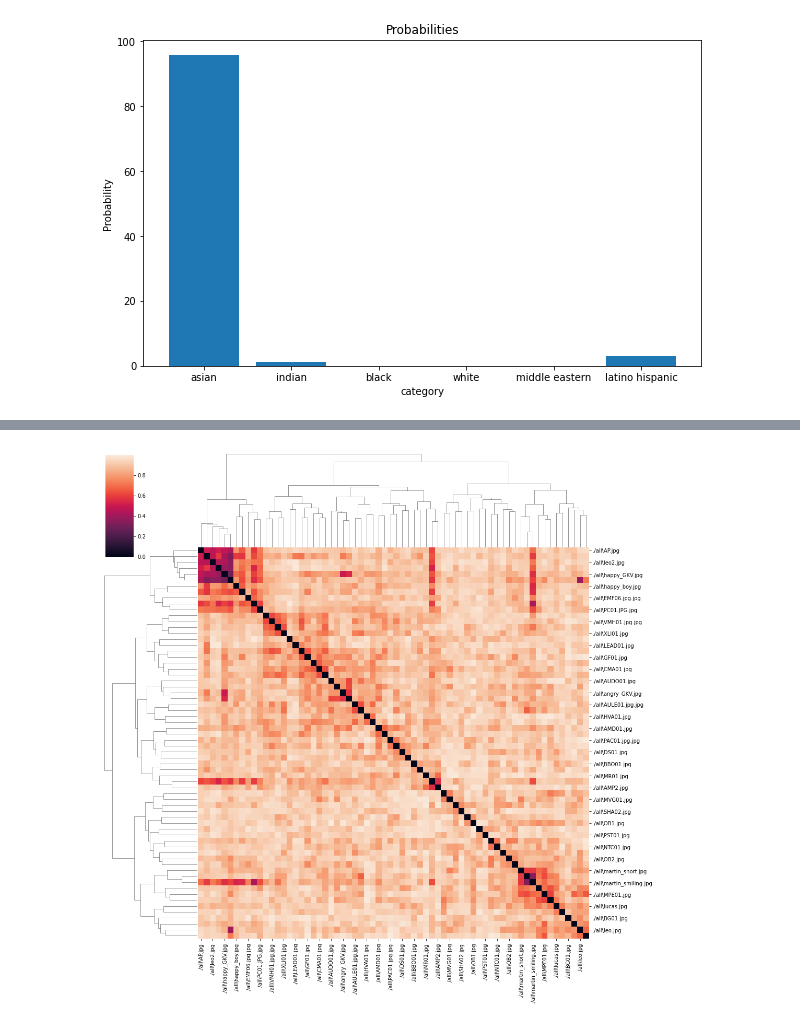
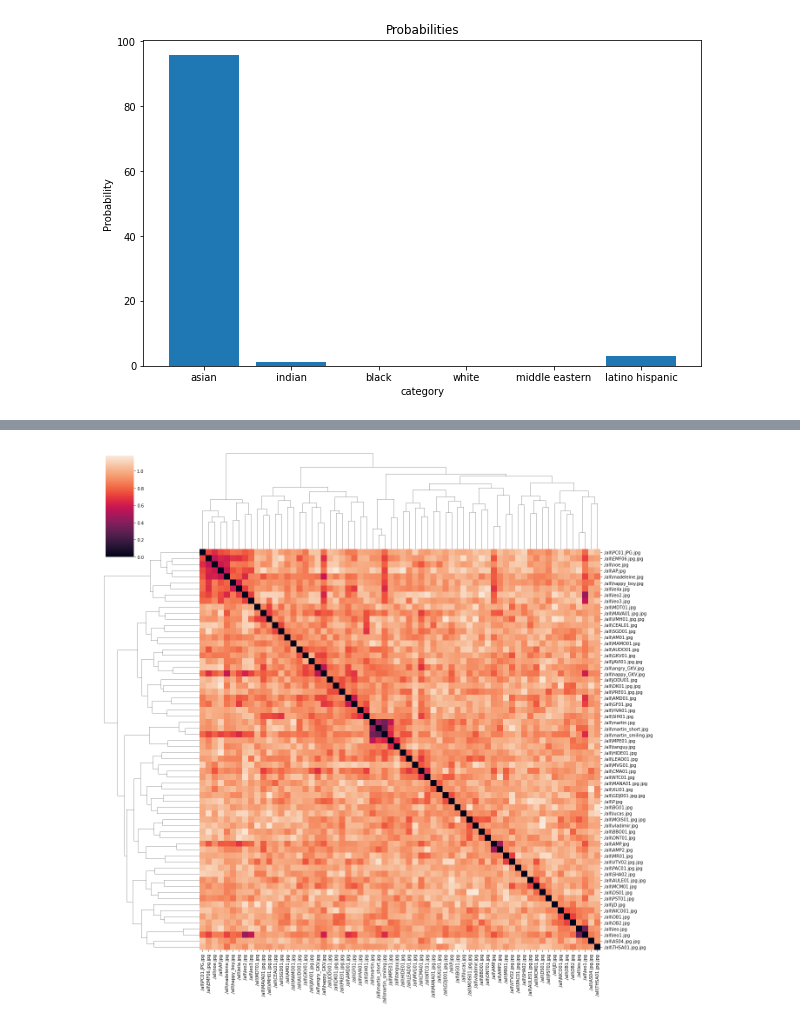
Before and after one commit to LoPezous/face_similarity, a Jupyter notebook: deep_face.ipynb, the cells around one changed output, grey strips where cells are left out. Cells and saved outputs as stored; diff of their text form; code cells hidden in the pictures.

```diff
--- a/deep_face.ipynb
+++ b/deep_face.ipynb
@@ -112,0 +122,38 @@ Explained variance by component: [0.05551739 0.04821468]
+# %%
+#UMAP + KMeans + UMAP
+import umap
+from sklearn.cluster import KMeans
+import matplotlib.pyplot as plt
+import numpy as np
+
+# Assuming you have all_embeddings and image_names ready from the previous steps
+
+# First UMAP reduction to 100 dimensions
+reducer_100d = umap.UMAP(n_components=50, random_state=42)
+reduced_embeddings_100d = reducer_100d.fit_transform(all_embeddings)
+
+# Perform K-means clustering on the 100-dimensional embeddings
+k = 16  # Example value, adjust based on your data
+kmeans = KMeans(n_clusters=k, random_state=0).fit(reduced_embeddings_100d)
+cluster_labels = kmeans.labels_
+
+# Second UMAP reduction to 2 dimensions for visualization
+reducer_2d = umap.UMAP(n_components=2, random_state=42, n_neighbors=7)
+reduced_embeddings_2d = reducer_2d.fit_transform(reduced_embeddings_100d)
+
+# Plotting the 2-dimensional embeddings with cluster-based coloring
+plt.figure(figsize=(15, 15))
+for i in range(k):
+    cluster_points = reduced_embeddings_2d[cluster_labels == i]
+    plt.scatter(cluster_points[:, 0], cluster_points[:, 1], label=f'Cluster {i+1}')
+
+# Add text labels for each point
+for i, name in enumerate(image_names):
+    plt.text(reduced_embeddings_2d[i, 0], reduced_embeddings_2d[i, 1], name, fontsize=9)
+
+plt.xlabel('UMAP Dimension 1')
+plt.ylabel('UMAP Dimension 2')
+plt.title('UMAP of Face Embeddings with K-means Clustering')
+plt.legend()
+plt.grid(True)
+plt.show()
@@ -133,7 +182,7 @@ for i, img_path1 in enumerate(image_paths):
         #print(img_path1, img_path2)
         try:
             # Using DeepFace to find the distance between two images, ensuring full paths are used
-            result = DeepFace.verify(img_path1, img_path2, enforce_detection=False, distance_metric="cosine")
+            result = DeepFace.verify(img_path1, img_path2, enforce_detection=False, distance_metric="cosine", model_name = 'GhostFaceNet')
 
             # Extract the distance and store it in the matrix
             distance = result["distance"]
@@ -150,26 +205,26 @@ np.fill_diagonal(distance_matrix.values, 0)
 # %%
-#state of the art heatmap
+#
 import pandas as pd
 import seaborn as sns
 import scipy.spatial as sp
 import scipy.cluster.hierarchy as hc
 import matplotlib.pyplot as plt
 # Assuming 'distance_matrix' is your precomputed cosine distance matrix as a pandas DataFrame
 # Make sure 'distance_matrix' is symmetric and its diagonal filled with 0s
 
 # Convert the distance matrix from square to condensed form
 # Note: This step is necessary because 'hc.linkage' requires distances in condensed form
 # However, since our 'distance_matrix' is already a distance matrix, we skip directly to linkage computation
 
 # Compute the linkage matrix
 linkage = hc.linkage(sp.distance.squareform(distance_matrix), method="ward")
 
 # Use the linkage matrix for both rows and columns in the clustermap
-sns.clustermap(distance_matrix, row_linkage=linkage, col_linkage=linkage, figsize=(15, 15))
+sns.clustermap(distance_matrix, row_linkage=linkage, col_linkage=linkage, figsize=(18, 18))
 
 plt.show()
 # %% [output]
-[figure, old version]
+[figure, new version]
 # %%
 import pandas as pd
 import seaborn as sns
```
Also changed, not shown: parts of 6 cells of this notebook.
